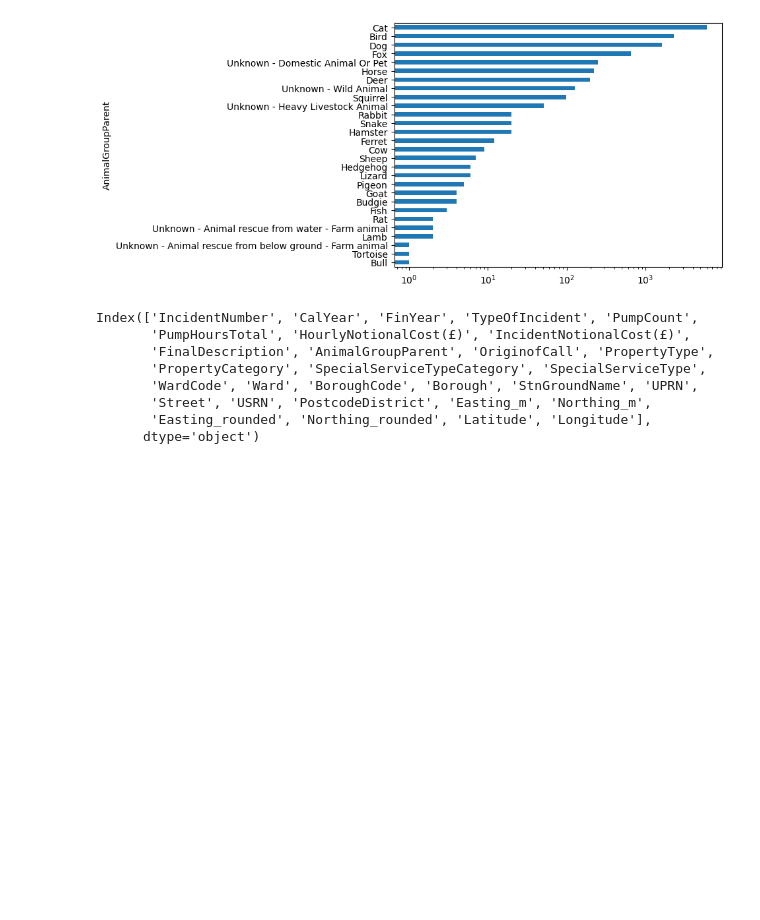
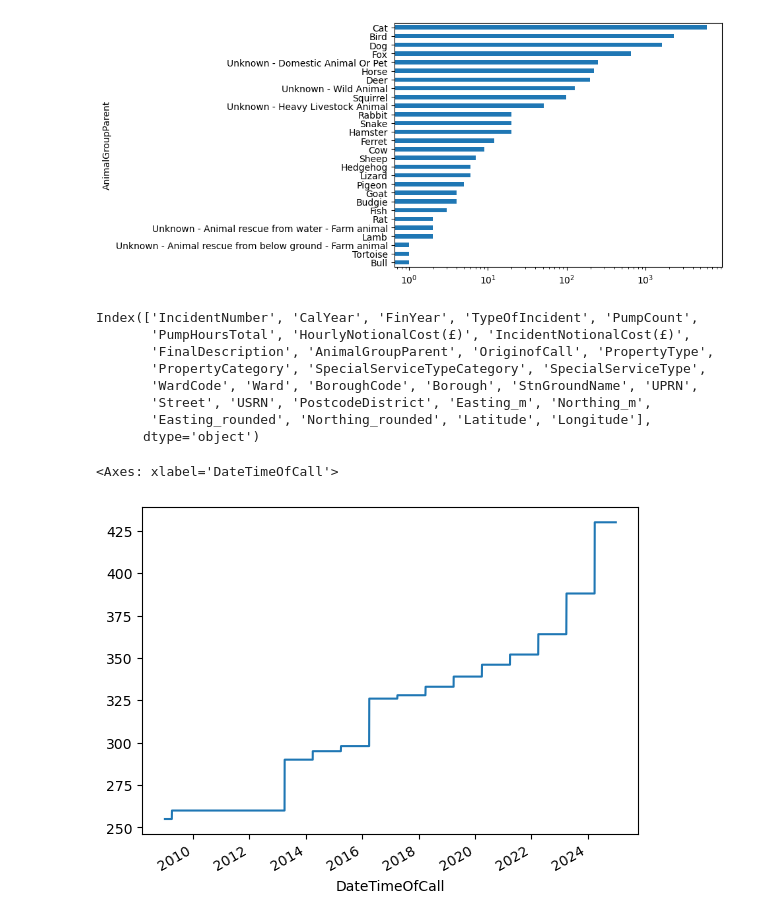
Before and after one commit to lkeegan/jupyter-data-exploration-live, a Jupyter notebook: part3.ipynb, the cells around one changed output. Cells and saved outputs as stored; diff of their text form; code cells hidden in the pictures; blank space fills up the shorter version.

```diff
--- a/part3.ipynb
+++ b/part3.ipynb
@@ -247,3 +247,8 @@ Index(['IncidentNumber', 'CalYear', 'FinYear', 'TypeOfIncident', 'PumpCount',
        'Street', 'USRN', 'PostcodeDistrict', 'Easting_m', 'Northing_m',
        'Easting_rounded', 'Northing_rounded', 'Latitude', 'Longitude'],
       dtype='object')
+# %%
+df["HourlyNotionalCost(£)"].plot()
+# %% [output]
+<Axes: xlabel='DateTimeOfCall'>
+[figure, added]
```
Also changed, not shown: parts of 1 cell of this notebook.
